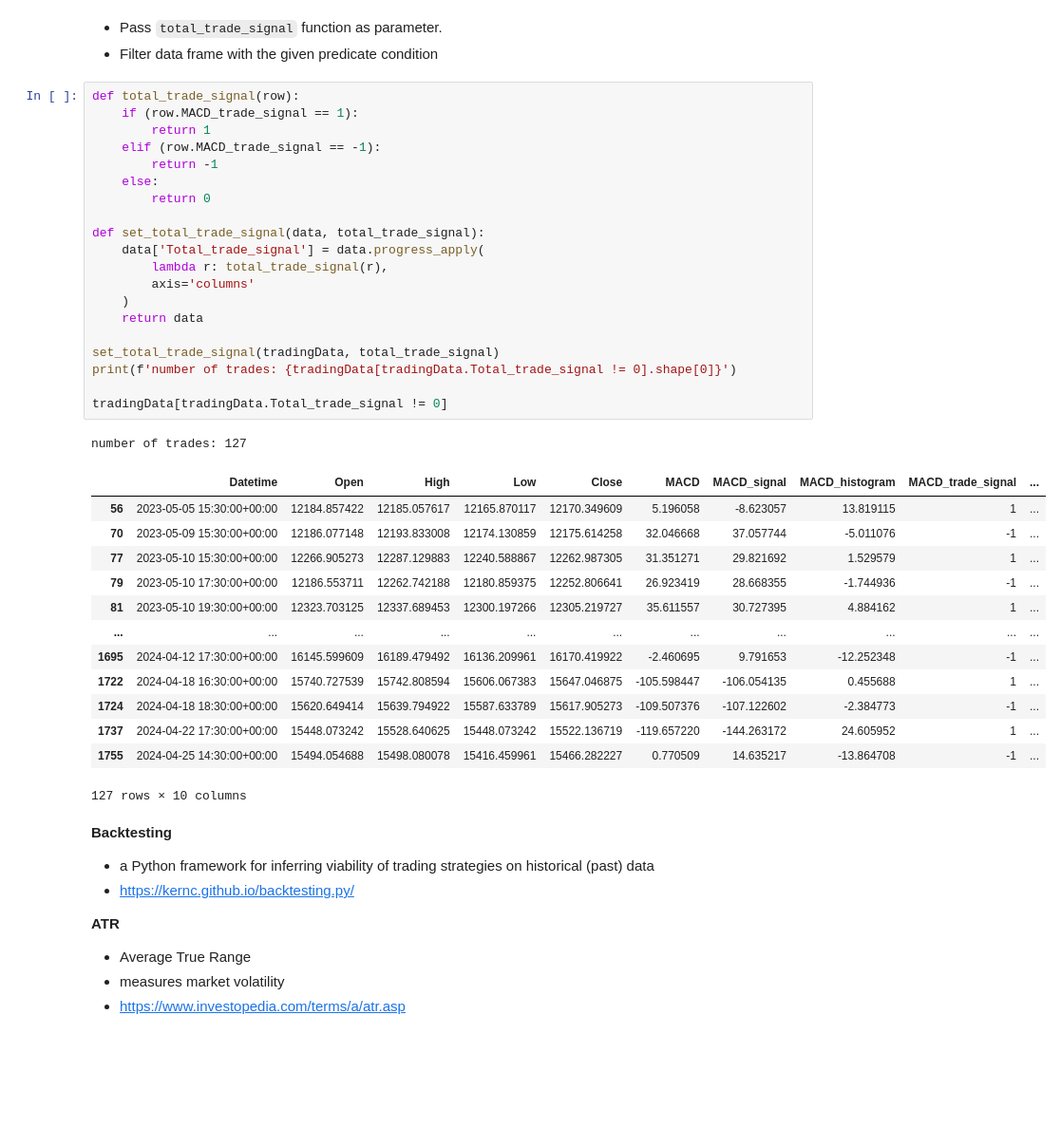
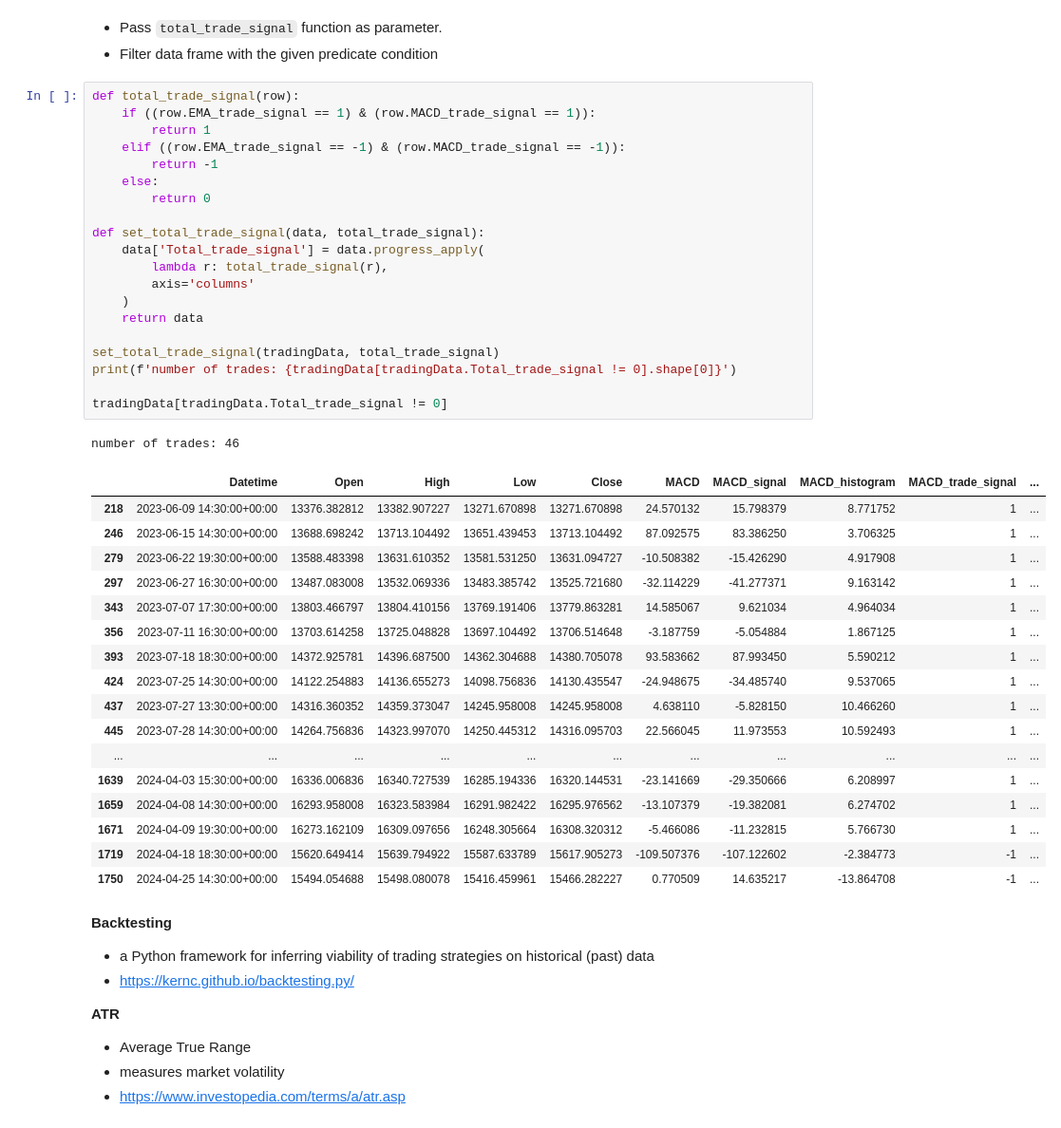
Before and after one commit to andrewchaa/trading-strategies, a Jupyter notebook: ddd-southwest/macd-ema.ipynb, the cells around one changed output. Shown at 95% size. Drawn from its saved outputs; the diff is of its cells as text; blank space fills up the shorter version.

Commit message:
Fix EMA Trading Signal

```diff
--- a/ddd-southwest/macd-ema.ipynb
+++ b/ddd-southwest/macd-ema.ipynb
@@ -179,39 +218,43 @@ tradingData
 - Filter data frame with the given predicate condition
 # %%
 def total_trade_signal(row):
-    if (row.MACD_trade_signal == 1):
+    if ((row.EMA_trade_signal == 1) & (row.MACD_trade_signal == 1)):
         return 1
-    elif (row.MACD_trade_signal == -1):
+    elif ((row.EMA_trade_signal == -1) & (row.MACD_trade_signal == -1)):
         return -1
     else:
         return 0
 
 def set_total_trade_signal(data, total_trade_signal):
     data['Total_trade_signal'] = data.progress_apply(
         lambda r: total_trade_signal(r),
         axis='columns'
     )
     return data
 
 set_total_trade_signal(tradingData, total_trade_signal)
 print(f'number of trades: {tradingData[tradingData.Total_trade_signal != 0].shape[0]}')
 
 tradingData[tradingData.Total_trade_signal != 0]
 # %% [output]
-number of trades: 127
+number of trades: 46
 |  | Datetime | Open | High | Low | Close | MACD | MACD_signal | MACD_histogram | MACD_trade_signal | ... |
-| 56 | 2023-05-05 15:30:00+00:00 | 12184.857422 | 12185.057617 | 12165.870117 | 12170.349609 | 5.196058 | -8.623057 | 13.819115 | 1 | ... |
-| 70 | 2023-05-09 15:30:00+00:00 | 12186.077148 | 12193.833008 | 12174.130859 | 12175.614258 | 32.046668 | 37.057744 | -5.011076 | -1 | ... |
-| 77 | 2023-05-10 15:30:00+00:00 | 12266.905273 | 12287.129883 | 12240.588867 | 12262.987305 | 31.351271 | 29.821692 | 1.529579 | 1 | ... |
-| 79 | 2023-05-10 17:30:00+00:00 | 12186.553711 | 12262.742188 | 12180.859375 | 12252.806641 | 26.923419 | 28.668355 | -1.744936 | -1 | ... |
-| 81 | 2023-05-10 19:30:00+00:00 | 12323.703125 | 12337.689453 | 12300.197266 | 12305.219727 | 35.611557 | 30.727395 | 4.884162 | 1 | ... |
+| 218 | 2023-06-09 14:30:00+00:00 | 13376.382812 | 13382.907227 | 13271.670898 | 13271.670898 | 24.570132 | 15.798379 | 8.771752 | 1 | ... |
+| 246 | 2023-06-15 14:30:00+00:00 | 13688.698242 | 13713.104492 | 13651.439453 | 13713.104492 | 87.092575 | 83.386250 | 3.706325 | 1 | ... |
+| 279 | 2023-06-22 19:30:00+00:00 | 13588.483398 | 13631.610352 | 13581.531250 | 13631.094727 | -10.508382 | -15.426290 | 4.917908 | 1 | ... |
+| 297 | 2023-06-27 16:30:00+00:00 | 13487.083008 | 13532.069336 | 13483.385742 | 13525.721680 | -32.114229 | -41.277371 | 9.163142 | 1 | ... |
+| 343 | 2023-07-07 17:30:00+00:00 | 13803.466797 | 13804.410156 | 13769.191406 | 13779.863281 | 14.585067 | 9.621034 | 4.964034 | 1 | ... |
+| 356 | 2023-07-11 16:30:00+00:00 | 13703.614258 | 13725.048828 | 13697.104492 | 13706.514648 | -3.187759 | -5.054884 | 1.867125 | 1 | ... |
+| 393 | 2023-07-18 18:30:00+00:00 | 14372.925781 | 14396.687500 | 14362.304688 | 14380.705078 | 93.583662 | 87.993450 | 5.590212 | 1 | ... |
+| 424 | 2023-07-25 14:30:00+00:00 | 14122.254883 | 14136.655273 | 14098.756836 | 14130.435547 | -24.948675 | -34.485740 | 9.537065 | 1 | ... |
+| 437 | 2023-07-27 13:30:00+00:00 | 14316.360352 | 14359.373047 | 14245.958008 | 14245.958008 | 4.638110 | -5.828150 | 10.466260 | 1 | ... |
+| 445 | 2023-07-28 14:30:00+00:00 | 14264.756836 | 14323.997070 | 14250.445312 | 14316.095703 | 22.566045 | 11.973553 | 10.592493 | 1 | ... |
 | ... | ... | ... | ... | ... | ... | ... | ... | ... | ... | ... |
-| 1695 | 2024-04-12 17:30:00+00:00 | 16145.599609 | 16189.479492 | 16136.209961 | 16170.419922 | -2.460695 | 9.791653 | -12.252348 | -1 | ... |
-| 1722 | 2024-04-18 16:30:00+00:00 | 15740.727539 | 15742.808594 | 15606.067383 | 15647.046875 | -105.598447 | -106.054135 | 0.455688 | 1 | ... |
-| 1724 | 2024-04-18 18:30:00+00:00 | 15620.649414 | 15639.794922 | 15587.633789 | 15617.905273 | -109.507376 | -107.122602 | -2.384773 | -1 | ... |
-| 1737 | 2024-04-22 17:30:00+00:00 | 15448.073242 | 15528.640625 | 15448.073242 | 15522.136719 | -119.657220 | -144.263172 | 24.605952 | 1 | ... |
-| 1755 | 2024-04-25 14:30:00+00:00 | 15494.054688 | 15498.080078 | 15416.459961 | 15466.282227 | 0.770509 | 14.635217 | -13.864708 | -1 | ... |
+| 1639 | 2024-04-03 15:30:00+00:00 | 16336.006836 | 16340.727539 | 16285.194336 | 16320.144531 | -23.141669 | -29.350666 | 6.208997 | 1 | ... |
+| 1659 | 2024-04-08 14:30:00+00:00 | 16293.958008 | 16323.583984 | 16291.982422 | 16295.976562 | -13.107379 | -19.382081 | 6.274702 | 1 | ... |
+| 1671 | 2024-04-09 19:30:00+00:00 | 16273.162109 | 16309.097656 | 16248.305664 | 16308.320312 | -5.466086 | -11.232815 | 5.766730 | 1 | ... |
+| 1719 | 2024-04-18 18:30:00+00:00 | 15620.649414 | 15639.794922 | 15587.633789 | 15617.905273 | -109.507376 | -107.122602 | -2.384773 | -1 | ... |
+| 1750 | 2024-04-25 14:30:00+00:00 | 15494.054688 | 15498.080078 | 15416.459961 | 15466.282227 | 0.770509 | 14.635217 | -13.864708 | -1 | ... |
-127 rows × 10 columns
 # %% [markdown]
 **Backtesting**
 
```
Also changed, not shown: parts of 13 cells of this notebook, 2 other files.
